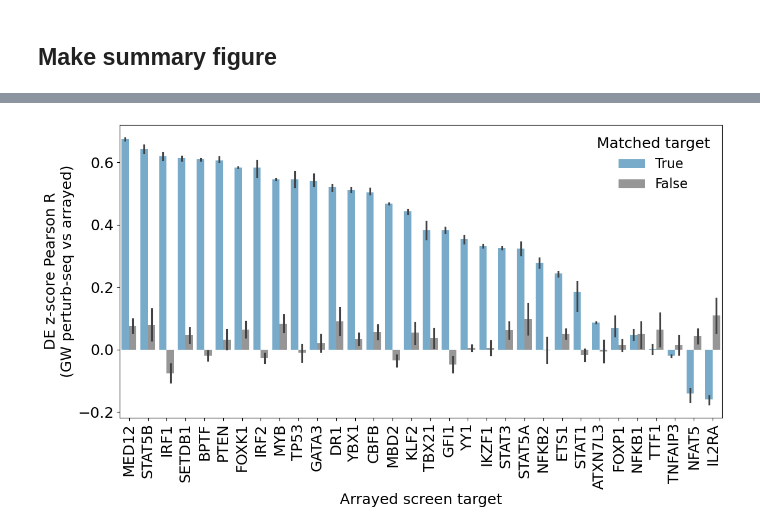
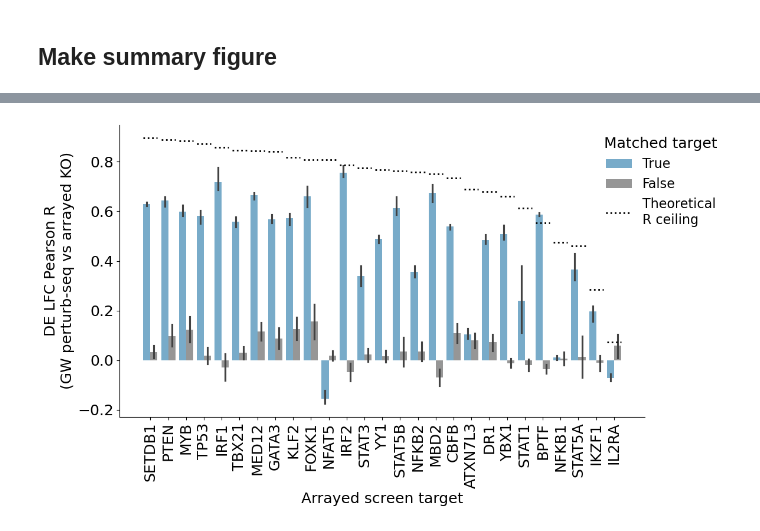
Before and after one commit to emdann/GWT_perturbseq_analysis_2025, a Jupyter notebook: src/3_DE_analysis/ArrayedRNAseq_comparison.ipynb, the cells around one changed output, grey strips where cells are left out. Saved outputs shown, nothing was run; the diff lists cells and outputs as text; code cells hidden in the pictures.

```diff
--- a/src/3_DE_analysis/ArrayedRNAseq_comparison.ipynb
+++ b/src/3_DE_analysis/ArrayedRNAseq_comparison.ipynb
@@ -196,0 +212,3 @@ adata_de.obs['target_contrast'].nunique()
+# %%
+# Match condition
+adata_de = adata_de[adata_de.obs['culture_condition'] == 'Rest'].copy()
@@ -598,15 +727,0 @@ print(common_sig_perturbations)
-# %%
-weinstock_zscore_signif = weinstock_df.pivot(columns='KO', index='gene_id', values='zscore')[common_sig_perturbations]
-gwt_effects = get_DE_results_long(adata_de, targets=common_sig_perturbations, target_metadata_cols=['culture_condition', 'target_contrast'])
-gwt_zscore = gwt_effects.pivot(columns='target_contrast_gene_name', index='gene', values='zscore')
-
-all_res_weinstock = pd.DataFrame()
-for s in [412,312,3123]:
-    res_i = comparison_r(gwt_zscore, weinstock_zscore_signif, common_sig_perturbations, bootstrap_seed=s)
-    res_i['seed'] = s
-    all_res_weinstock = pd.concat([all_res_weinstock, res_i])
-
-# False discovery control
-all_res_weinstock['adj_p'] = scipy.stats.false_discovery_control(all_res_weinstock['p'].astype(float), method='bh')
-n_signif_target = (~weinstock_zscore_signif.isna()).sum().reset_index().rename({'KO':'gene_freimer', 0:'n'}, axis=1)
-all_res_weinstock = pd.merge(all_res_weinstock, n_signif_target)
@@ -634,45 +731,46 @@ all_res_weinstock_merge = all_res_weinstock[~all_res_weinstock['gene_freimer'].i
 all_res = pd.concat([all_res_weinstock_merge, all_res_freimer])
 # %%
 # Get mean r values and sort by same_target=True values
-order = all_res[all_res['same_target']].groupby('gene_freimer')['r'].mean().sort_values(ascending=False).index
+order = all_res[all_res['same_target']].groupby('gene_freimer')['r_ceiling'].mean().sort_values(ascending=False).index
 
 # Set figure size
 plt.figure(figsize=(12, 7))
 
 # Create barplot with custom colors and ordered bars
 ax = sns.barplot(data=all_res, x='gene_freimer', y='r', hue='same_target',
             order=order,
             palette={True: '#6baed6', False: '#969696'},
             hue_order=[True, False]
             )
+# Calculate mean ceiling for each target
+ceiling_means = all_res[all_res['same_target']].groupby('gene_freimer')['r_ceiling'].mean()
+
+# Plot mean ceiling as dotted lines
+for i, gene in enumerate(order):
+    mean_ceiling = ceiling_means[gene]
+    ax.hlines(y=mean_ceiling, xmin=i-0.4, xmax=i+0.4, linestyles='dotted', colors='black', linewidth=2,
+              label='Theoretical\nR ceiling' if i==0 else None)
 
 # Increase font sizes
 plt.rcParams.update({'font.size': 18})
 ax.tick_params(labelsize=18)
 ax.set_xlabel(ax.get_xlabel(), fontsize=18)
 ax.set_ylabel(ax.get_ylabel(), fontsize=18)
 
 # Move legend outside and rename labels
-ax.legend(loc='upper right',
-        #  labels={'True':'Matched target', 'False':'Other target'},
+ax.legend(bbox_to_anchor=(0.9, 1), loc='upper left',
          facecolor='white', frameon=False, title='Matched target',
          fontsize=16, title_fontsize=18)
+# Remove spines
+sns.despine()
 
-# # Extend y axis limits to make room for annotations
-# ymin, ymax = ax.get_ylim()
-# ax.set_ylim(ymin, ymax + 0.2*(ymax-ymin))
-# # Add n annotations on top of bars
-# for i, gene in enumerate(order):
-#     n = all_res[all_res['gene_freimer'] == gene]['n'].iloc[0]
-#     ax.text(i, ymax, f'n={n}',
-#             ha='center', va='bottom', rotation=90)
 
 # Rotate x-axis labels and adjust layout
 plt.xticks(rotation=90, ha='center')
 plt.xlabel('Arrayed screen target')
-plt.ylabel('DE z-score Pearson R\n(GW perturb-seq vs arrayed)')
+plt.ylabel('DE LFC Pearson R\n(GW perturb-seq vs arrayed KO)')
 plt.tight_layout()
 plt.savefig('./results/ArrayedRNA_summary_barplot.pdf')
 plt.savefig('./results/ArrayedRNA_summary_barplot.png')
 # %% [output]
-[figure, old version]
+[figure, new version]
```
Also changed, not shown: parts of 26 cells of this notebook.
